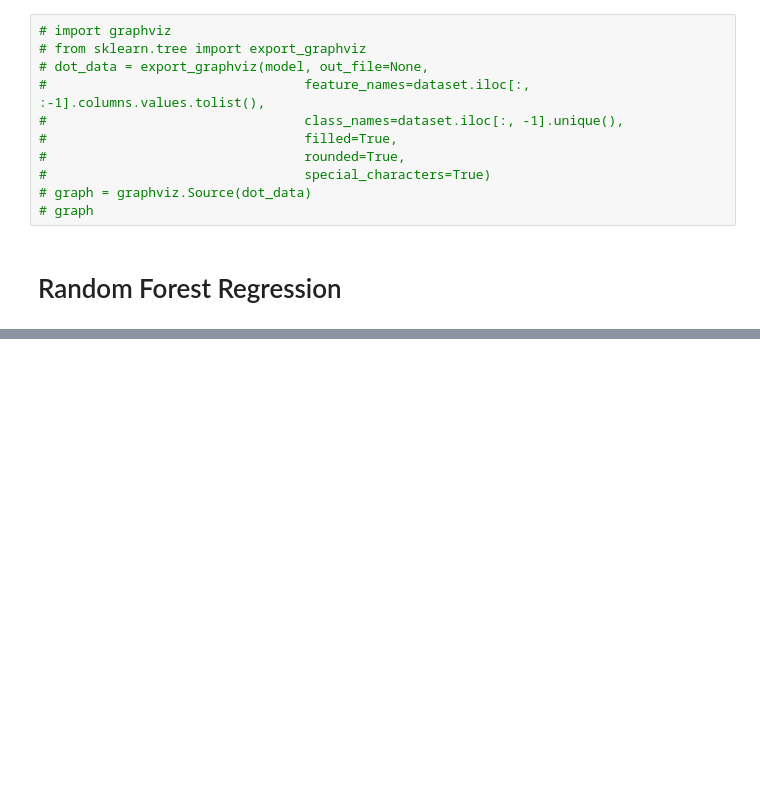
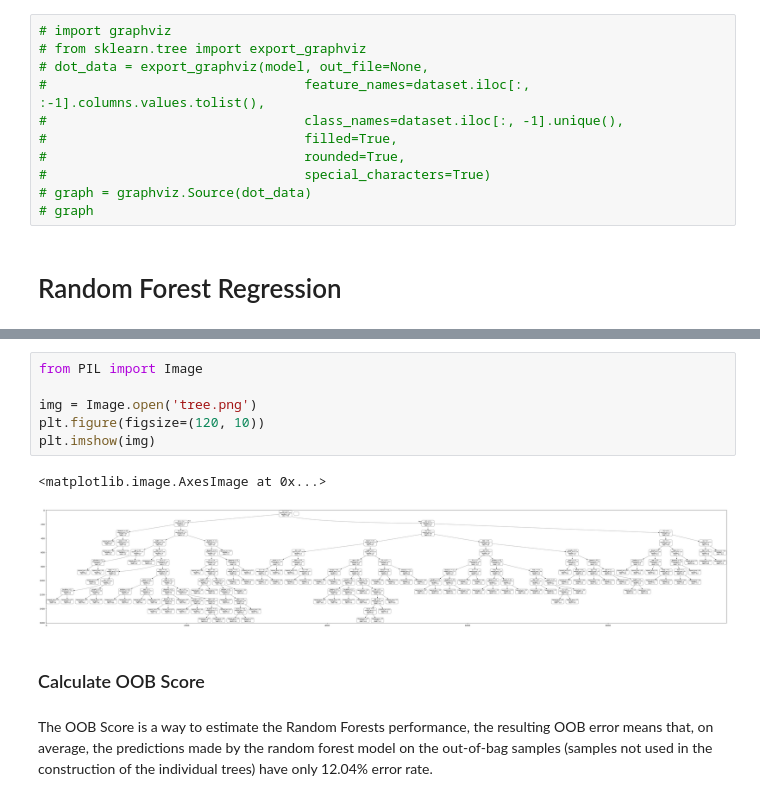
Before and after one commit to HansJoachimW/AFL1-MachineLearning, a Jupyter notebook: AFL1.ipynb, the cells around one changed output, grey strips where cells are left out. Saved outputs shown, nothing was run; the diff lists cells and outputs as text; blank space fills up the shorter version.

Commit message:
Update Adding Visualization

```diff
--- a/AFL1.ipynb
+++ b/AFL1.ipynb
@@ -450,0 +558,13 @@ y_pred = model.predict(X_test)
+# %%
+from PIL import Image
+
+img = Image.open('tree.png')
+plt.figure(figsize=(120, 10))
+plt.imshow(img)
+# %% [output]
+<matplotlib.image.AxesImage at 0x...>
+[figure, added]
+# %% [markdown]
+### Calculate OOB Score
+# %% [markdown]
+The OOB Score is a way to estimate the Random Forests performance, the resulting OOB error means that, on average, the predictions made by the random forest model on the out-of-bag samples (samples not used in the construction of the individual trees) have only 12.04% error rate.
```
Also changed, not shown: parts of 40 cells of this notebook, 2 other files.
